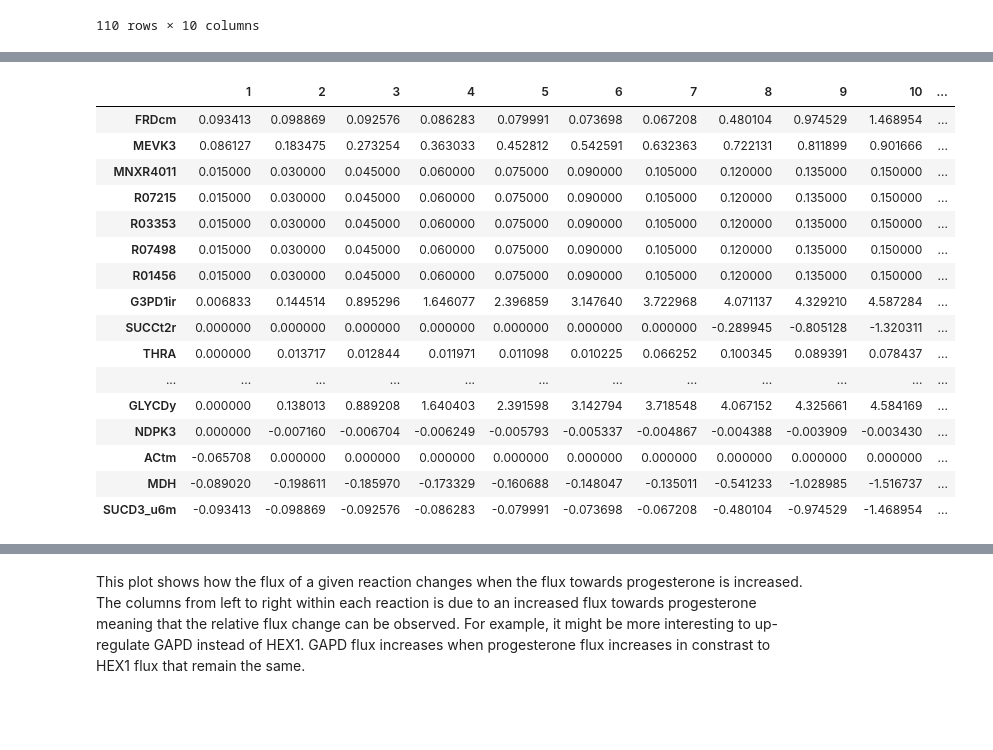
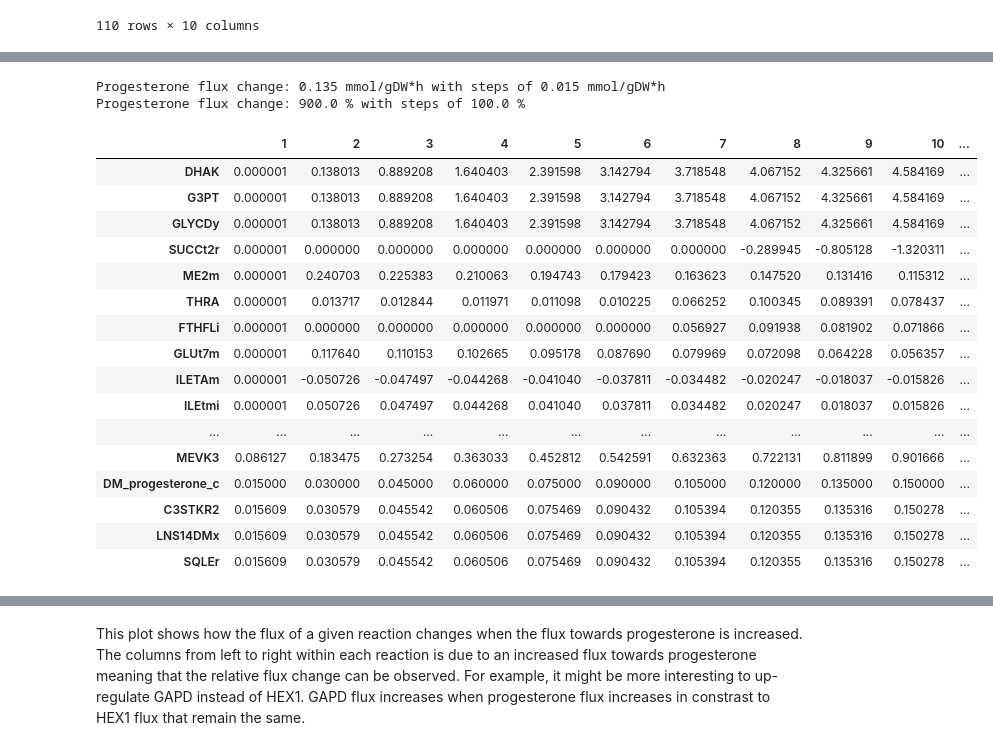
Before and after one commit to 27410/27410-group-assigment-group_3, a Jupyter notebook: 05_knockout_analysis.ipynb, the cells around one changed output, grey strips where cells are left out. Saved outputs shown, nothing was run; the diff lists cells and outputs as text; code cells hidden in the pictures; blank space fills up the shorter version.

```diff
--- a/05_knockout_analysis.ipynb
+++ b/05_knockout_analysis.ipynb
@@ -393,27 +393,47 @@ plt.show()
-# %%
-# relative flux change
-df = df.sort_values([1], ascending = False)
-df['relative_change_in_flux'] = (df[10]-df[1])/df[10]
-target_reactions_df = df[df['relative_change_in_flux'] > 0.9]
-target_reactions_df
-# %% [output]
-|  | 1 | 2 | 3 | 4 | 5 | 6 | 7 | 8 | 9 | 10 | ... |
-| FRDcm | 0.093413 | 0.098869 | 0.092576 | 0.086283 | 0.079991 | 0.073698 | 0.067208 | 0.480104 | 0.974529 | 1.468954 | ... |
-| MEVK3 | 0.086127 | 0.183475 | 0.273254 | 0.363033 | 0.452812 | 0.542591 | 0.632363 | 0.722131 | 0.811899 | 0.901666 | ... |
-| MNXR4011 | 0.015000 | 0.030000 | 0.045000 | 0.060000 | 0.075000 | 0.090000 | 0.105000 | 0.120000 | 0.135000 | 0.150000 | ... |
-| R07215 | 0.015000 | 0.030000 | 0.045000 | 0.060000 | 0.075000 | 0.090000 | 0.105000 | 0.120000 | 0.135000 | 0.150000 | ... |
-| R03353 | 0.015000 | 0.030000 | 0.045000 | 0.060000 | 0.075000 | 0.090000 | 0.105000 | 0.120000 | 0.135000 | 0.150000 | ... |
-| R07498 | 0.015000 | 0.030000 | 0.045000 | 0.060000 | 0.075000 | 0.090000 | 0.105000 | 0.120000 | 0.135000 | 0.150000 | ... |
-| R01456 | 0.015000 | 0.030000 | 0.045000 | 0.060000 | 0.075000 | 0.090000 | 0.105000 | 0.120000 | 0.135000 | 0.150000 | ... |
-| G3PD1ir | 0.006833 | 0.144514 | 0.895296 | 1.646077 | 2.396859 | 3.147640 | 3.722968 | 4.071137 | 4.329210 | 4.587284 | ... |
-| SUCCt2r | 0.000000 | 0.000000 | 0.000000 | 0.000000 | 0.000000 | 0.000000 | 0.000000 | -0.289945 | -0.805128 | -1.320311 | ... |
-| THRA | 0.000000 | 0.013717 | 0.012844 | 0.011971 | 0.011098 | 0.010225 | 0.066252 | 0.100345 | 0.089391 | 0.078437 | ... |
-| ... | ... | ... | ... | ... | ... | ... | ... | ... | ... | ... | ... |
-| GLYCDy | 0.000000 | 0.138013 | 0.889208 | 1.640403 | 2.391598 | 3.142794 | 3.718548 | 4.067152 | 4.325661 | 4.584169 | ... |
-| NDPK3 | 0.000000 | -0.007160 | -0.006704 | -0.006249 | -0.005793 | -0.005337 | -0.004867 | -0.004388 | -0.003909 | -0.003430 | ... |
-| ACtm | -0.065708 | 0.000000 | 0.000000 | 0.000000 | 0.000000 | 0.000000 | 0.000000 | 0.000000 | 0.000000 | 0.000000 | ... |
-| MDH | -0.089020 | -0.198611 | -0.185970 | -0.173329 | -0.160688 | -0.148047 | -0.135011 | -0.541233 | -1.028985 | -1.516737 | ... |
-| SUCD3_u6m | -0.093413 | -0.098869 | -0.092576 | -0.086283 | -0.079991 | -0.073698 | -0.067208 | -0.480104 | -0.974529 | -1.468954 | ... |
+# %%
+# relative progesterone flux change
+count = 0
+for reac in df.index:
+    if reac != 'DM_progesterone_c':
+        count = count+1
+    else:
+        break
+prog_flux_change = df.iloc[count, 9]-df.iloc[count, 0]
+prog_flux_step_change = df.iloc[count, 1]-df.iloc[count, 0]
+prog_flux_change_percent = (prog_flux_change/df.iloc[count, 0])*100
+prog_flux_step_change_percent = (prog_flux_step_change/df.iloc[count, 0])*100
+
+print(f"Progesterone flux change: {round(prog_flux_change,3)} mmol/gDW*h with steps of {round(prog_flux_step_change,3)} mmol/gDW*h")
+print(f"Progesterone flux change: {prog_flux_change_percent} % with steps of {prog_flux_step_change_percent} %")
+# %% [output]
+Progesterone flux change: 0.135 mmol/gDW*h with steps of 0.015 mmol/gDW*h
+Progesterone flux change: 900.0 % with steps of 100.0 %
+# %%
+# reactions with highest relative flux change
+df[1] = df[1].replace([0.000000], 0.000001)
+df[10] = df[10].replace([0.000000], 0.000001)
+df['relative_flux_change_percent'] = round(((df[10]-df[1])/df[1])*100, 0)
+df = df.reindex(df.relative_flux_change_percent.abs().sort_values(ascending=False).index)
+target_reactions_df = df.head(20)
+target_reactions_df
+# %% [output]
+|  | 1 | 2 | 3 | 4 | 5 | 6 | 7 | 8 | 9 | 10 | ... |
+| DHAK | 0.000001 | 0.138013 | 0.889208 | 1.640403 | 2.391598 | 3.142794 | 3.718548 | 4.067152 | 4.325661 | 4.584169 | ... |
+| G3PT | 0.000001 | 0.138013 | 0.889208 | 1.640403 | 2.391598 | 3.142794 | 3.718548 | 4.067152 | 4.325661 | 4.584169 | ... |
+| GLYCDy | 0.000001 | 0.138013 | 0.889208 | 1.640403 | 2.391598 | 3.142794 | 3.718548 | 4.067152 | 4.325661 | 4.584169 | ... |
+| SUCCt2r | 0.000001 | 0.000000 | 0.000000 | 0.000000 | 0.000000 | 0.000000 | 0.000000 | -0.289945 | -0.805128 | -1.320311 | ... |
+| ME2m | 0.000001 | 0.240703 | 0.225383 | 0.210063 | 0.194743 | 0.179423 | 0.163623 | 0.147520 | 0.131416 | 0.115312 | ... |
+| THRA | 0.000001 | 0.013717 | 0.012844 | 0.011971 | 0.011098 | 0.010225 | 0.066252 | 0.100345 | 0.089391 | 0.078437 | ... |
+| FTHFLi | 0.000001 | 0.000000 | 0.000000 | 0.000000 | 0.000000 | 0.000000 | 0.056927 | 0.091938 | 0.081902 | 0.071866 | ... |
+| GLUt7m | 0.000001 | 0.117640 | 0.110153 | 0.102665 | 0.095178 | 0.087690 | 0.079969 | 0.072098 | 0.064228 | 0.056357 | ... |
+| ILETAm | 0.000001 | -0.050726 | -0.047497 | -0.044268 | -0.041040 | -0.037811 | -0.034482 | -0.020247 | -0.018037 | -0.015826 | ... |
+| ILEtmi | 0.000001 | 0.050726 | 0.047497 | 0.044268 | 0.041040 | 0.037811 | 0.034482 | 0.020247 | 0.018037 | 0.015826 | ... |
+| ... | ... | ... | ... | ... | ... | ... | ... | ... | ... | ... | ... |
+| MEVK3 | 0.086127 | 0.183475 | 0.273254 | 0.363033 | 0.452812 | 0.542591 | 0.632363 | 0.722131 | 0.811899 | 0.901666 | ... |
+| DM_progesterone_c | 0.015000 | 0.030000 | 0.045000 | 0.060000 | 0.075000 | 0.090000 | 0.105000 | 0.120000 | 0.135000 | 0.150000 | ... |
+| C3STKR2 | 0.015609 | 0.030579 | 0.045542 | 0.060506 | 0.075469 | 0.090432 | 0.105394 | 0.120355 | 0.135316 | 0.150278 | ... |
+| LNS14DMx | 0.015609 | 0.030579 | 0.045542 | 0.060506 | 0.075469 | 0.090432 | 0.105394 | 0.120355 | 0.135316 | 0.150278 | ... |
+| SQLEr | 0.015609 | 0.030579 | 0.045542 | 0.060506 | 0.075469 | 0.090432 | 0.105394 | 0.120355 | 0.135316 | 0.150278 | ... |
 # %%
 # plot of reactions with highest relative flux change
 target_reactions_df_plot = target_reactions_df.iloc[:,:10]
```
Also changed, not shown: parts of 14 cells of this notebook, 1 other file.
